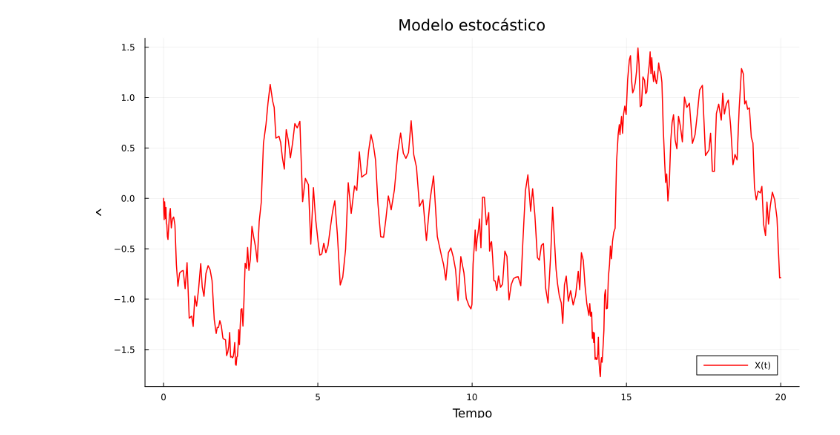
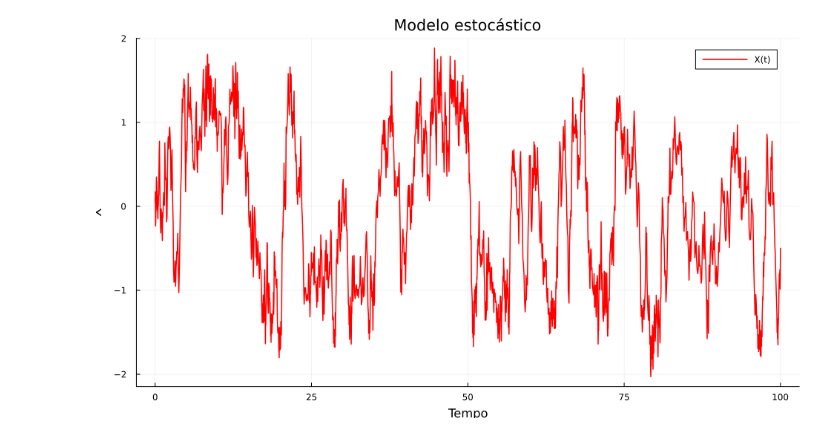
Before and after one commit to lucasamtaylor01/Lorenz80_SDE, a Jupyter notebook: 04_EXPLORACOES_EM_JULIA/exploracoes.ipynb, the cells around one changed output. Drawn from its saved outputs; the diff is of its cells as text; code cells hidden in the pictures.

```diff
--- a/04_EXPLORACOES_EM_JULIA/exploracoes.ipynb
+++ b/04_EXPLORACOES_EM_JULIA/exploracoes.ipynb
@@ -20,26 +110,24 @@ using DifferentialEquations, Plots
 # %%
-# Parâmetros
+# Primeira exploração do sistema estocástico
+
 sigma = 1.0
-x0 = 0.0
-tspan = (0.0, 20.0)
+x0 = 0.1
+tspan = (0.0, 100.0)
 
-# Drift e difusão
 f1(X, p, t) = X - X^3
 f2(X, p, t) = sigma
 
-W = WienerProcess(0.0, 0.0, 0.0)
-
+W = WienerProcess(0.0, 0.1, 0.0)
 prob = SDEProblem(f1, f2, x0, tspan, noise=W)
-
 sol = solve(prob, SRIW1(), dt=0.01)
 
 plot(sol.t, sol.u;
      label = "X(t)",
      xlabel = "Tempo",
      ylabel = "X",
      title = "Modelo estocástico",
      size = (960, 540),
      color = :red,
      linewidth = 1.5)
 # %% [output]
-[figure, old version]
+[figure, new version]
```
Also changed, not shown: parts of 9 cells of this notebook.
